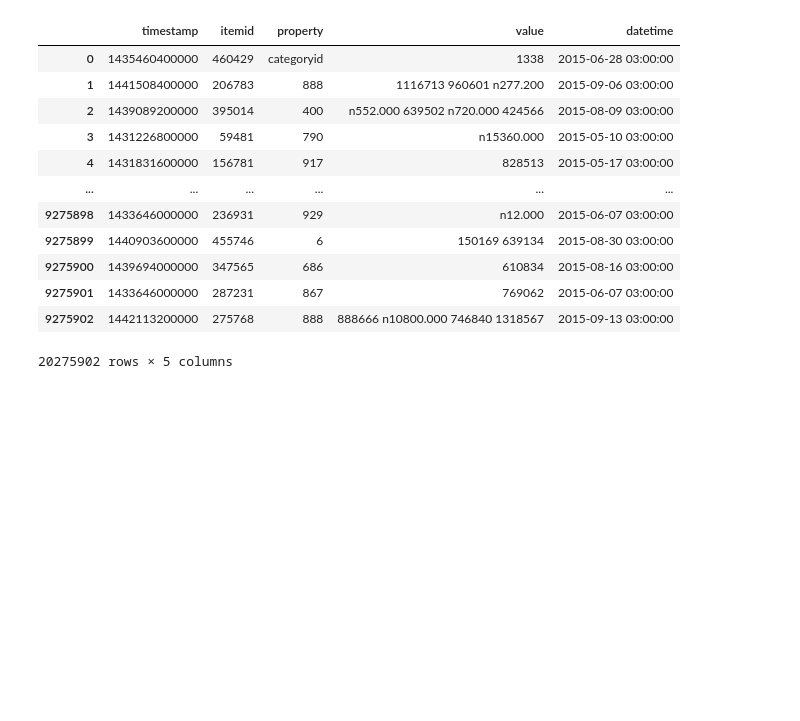
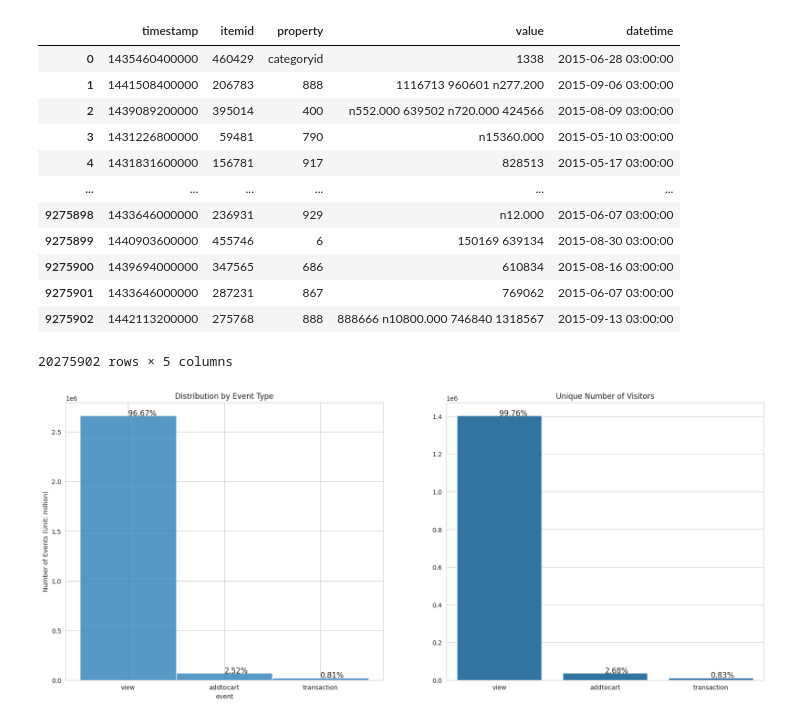
Before and after one commit to ShawnLiu119/Recommendation_ML_CB-CF-Hyb, a Jupyter notebook: Recommendation_CB_CF_Hyb.ipynb, the cells around one changed output. Drawn from its saved outputs; the diff is of its cells as text; code cells hidden in the pictures; blank space fills up the shorter version.

```diff
--- a/Recommendation_CB_CF_Hyb.ipynb
+++ b/Recommendation_CB_CF_Hyb.ipynb
@@ -136,3 +136,37 @@ convert_timestamp(item, 'timestamp')
 | 9275901 | 1433646000000 | 287231 | 867 | 769062 | 2015-06-07 03:00:00 |
 | 9275902 | 1442113200000 | 275768 | 888 | 888666 n10800.000 746840 1318567 | 2015-09-13 03:00:00 |
 20275902 rows × 5 columns
+# %%
+sns.set_style('whitegrid')
+
+fig, (ax1,ax2) = plt.subplots(1,2, figsize=(20,8))
+sns.histplot(x = 'event', data = events, bins = 3, ax = ax1)
+totalcases = len(events)
+
+ax1.set_ylabel('Number of Events (Unit: million)')
+ax1.set_title('Distribution by Event Type')
+for x, counts in zip(events['event'].unique().tolist(), events['event'].value_counts().tolist()): #index and value to list
+    text=str(round((counts/totalcases)*100,2)) +'%'
+    ax1.text(x, counts, text, fontsize=12)
+
+
+# unique number of visitors by event
+
+event_list = events['event'].unique().tolist()
+unique_num = []
+ratios = []
+for e in event_list:
+    uni_visit = events['visitorid'][events['event']==e].nunique()
+    unique_num.append(uni_visit)
+    ratios.append(uni_visit/events['visitorid'].nunique())
+
+sns.barplot(x = event_list, y = unique_num, ax = ax2)
+
+ratio_p = [str(round(r*100,2)) + '%' for r in ratios]
+for e, c, r in zip(range(3), unique_num, ratio_p): #label with x y cooridinate
+    ax2.text(e, c, r, fontsize=12)
+
+ax2.set_title('Unique Number of Visitors')
+plt.show()
+# %% [output]
+[figure, added]
```
Also changed, not shown: parts of 2 cells of this notebook.
